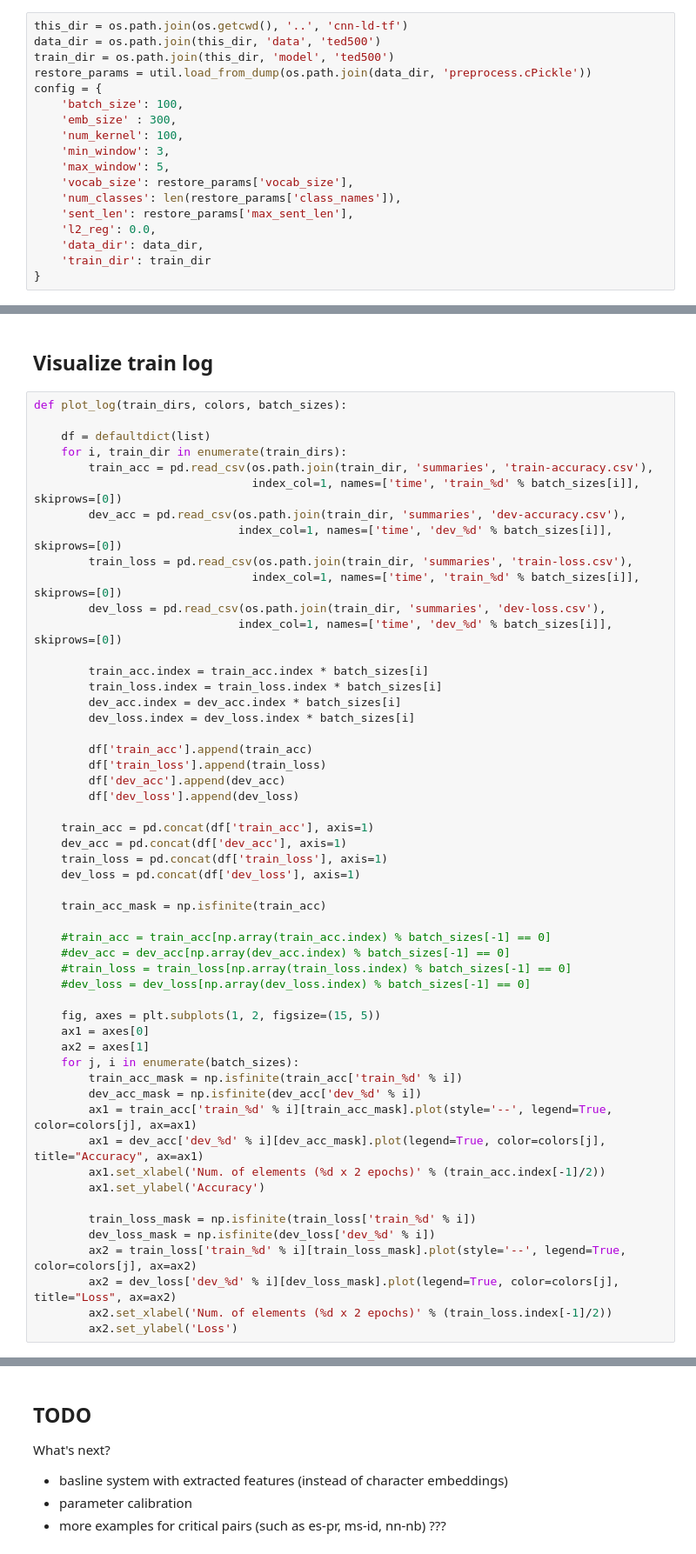
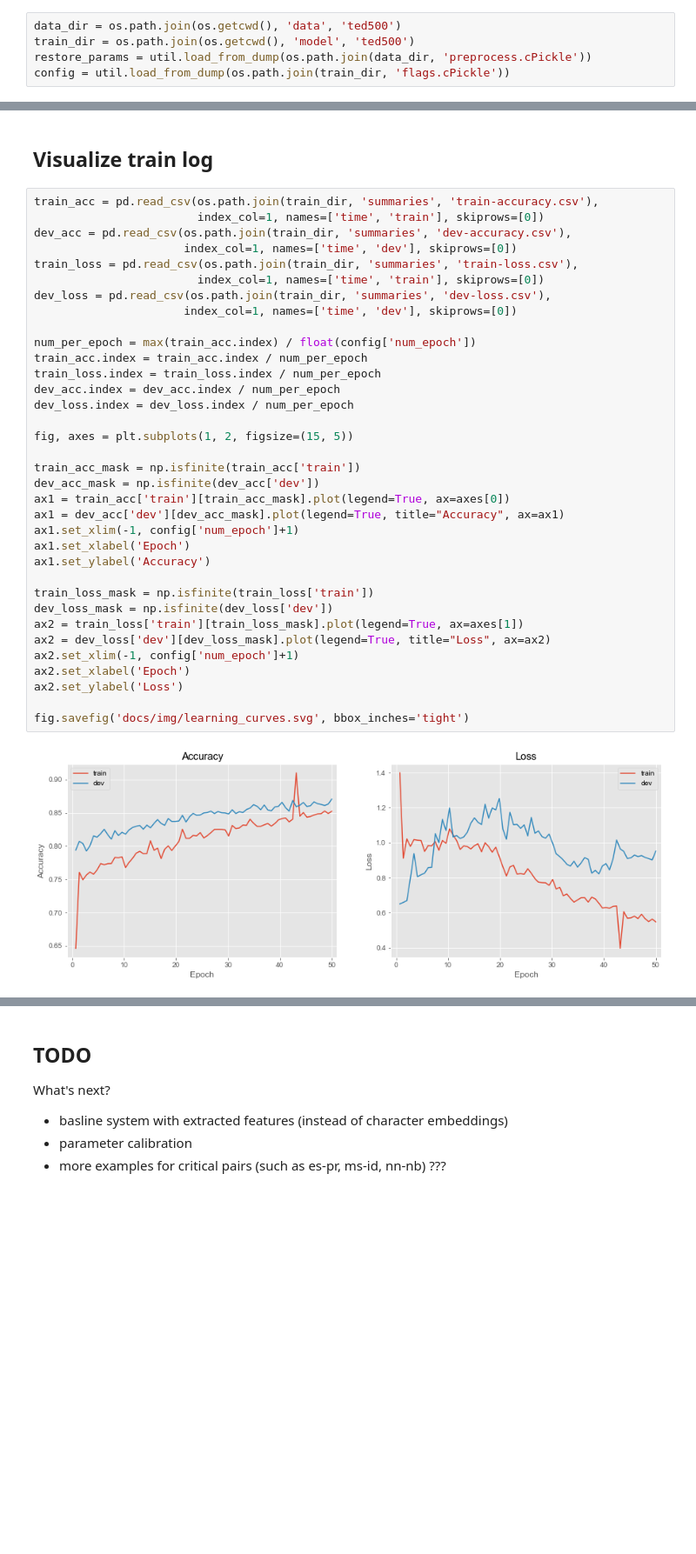
Before and after one commit to may-/cnn-ld-tf, a Jupyter notebook: visualize.ipynb, the cells around one changed output, grey strips where cells are left out. Shown at 87% size. Cells and saved outputs as stored; diff of their text form; blank space fills up the shorter version.

```diff
--- a/visualize.ipynb
+++ b/visualize.ipynb
@@ -21,23 +24,10 @@ plt.style.use('ggplot')
 # %% [markdown]
 Parameters
 # %%
-this_dir = os.path.join(os.getcwd(), '..', 'cnn-ld-tf')
-data_dir = os.path.join(this_dir, 'data', 'ted500')
-train_dir = os.path.join(this_dir, 'model', 'ted500')
+data_dir = os.path.join(os.getcwd(), 'data', 'ted500')
+train_dir = os.path.join(os.getcwd(), 'model', 'ted500')
 restore_params = util.load_from_dump(os.path.join(data_dir, 'preprocess.cPickle'))
-config = {
-    'batch_size': 100,
-    'emb_size' : 300,
-    'num_kernel': 100,
-    'min_window': 3,
-    'max_window': 5,
-    'vocab_size': restore_params['vocab_size'],
-    'num_classes': len(restore_params['class_names']),
-    'sent_len': restore_params['max_sent_len'],
-    'l2_reg': 0.0,
-    'data_dir': data_dir,
-    'train_dir': train_dir
-}
+config = util.load_from_dump(os.path.join(train_dir, 'flags.cPickle'))
 # %% [markdown]
 ## Visualize embeddings
 # %%
@@ -358,55 +281,39 @@ fig.savefig('fp_distribution.svg')
 # %% [markdown]
 ## Visualize train log
 # %%
-def plot_log(train_dirs, colors, batch_sizes):
+train_acc = pd.read_csv(os.path.join(train_dir, 'summaries', 'train-accuracy.csv'),
+                        index_col=1, names=['time', 'train'], skiprows=[0])
+dev_acc = pd.read_csv(os.path.join(train_dir, 'summaries', 'dev-accuracy.csv'),
+                      index_col=1, names=['time', 'dev'], skiprows=[0])
+train_loss = pd.read_csv(os.path.join(train_dir, 'summaries', 'train-loss.csv'),
+                        index_col=1, names=['time', 'train'], skiprows=[0])
+dev_loss = pd.read_csv(os.path.join(train_dir, 'summaries', 'dev-loss.csv'),
+                      index_col=1, names=['time', 'dev'], skiprows=[0])
 
-    df = defaultdict(list)
-    for i, train_dir in enumerate(train_dirs):
-        train_acc = pd.read_csv(os.path.join(train_dir, 'summaries', 'train-accuracy.csv'),
-                                index_col=1, names=['time', 'train_%d' % batch_sizes[i]], skiprows=[0])
-        dev_acc = pd.read_csv(os.path.join(train_dir, 'summaries', 'dev-accuracy.csv'),
-                              index_col=1, names=['time', 'dev_%d' % batch_sizes[i]], skiprows=[0])
-        train_loss = pd.read_csv(os.path.join(train_dir, 'summaries', 'train-loss.csv'),
-                                index_col=1, names=['time', 'train_%d' % batch_sizes[i]], skiprows=[0])
-        dev_loss = pd.read_csv(os.path.join(train_dir, 'summaries', 'dev-loss.csv'),
-                              index_col=1, names=['time', 'dev_%d' % batch_sizes[i]], skiprows=[0])
+num_per_epoch = max(train_acc.index) / float(config['num_epoch'])
+train_acc.index = train_acc.index / num_per_epoch
+train_loss.index = train_loss.index / num_per_epoch
+dev_acc.index = dev_acc.index / num_per_epoch
+dev_loss.index = dev_loss.index / num_per_epoch
 
-        train_acc.index = train_acc.index * batch_sizes[i]
-        train_loss.index = train_loss.index * batch_sizes[i]
-        dev_acc.index = dev_acc.index * batch_sizes[i]
-        dev_loss.index = dev_loss.index * batch_sizes[i]
+fig, axes = plt.subplots(1, 2, figsize=(15, 5))
 
-        df['train_acc'].append(train_acc)
-        df['train_loss'].append(train_loss)
-        df['dev_acc'].append(dev_acc)
-        df['dev_loss'].append(dev_loss)
+train_acc_mask = np.isfinite(train_acc['train'])
+dev_acc_mask = np.isfinite(dev_acc['dev'])
+ax1 = train_acc['train'][train_acc_mask].plot(legend=True, ax=axes[0])
+ax1 = dev_acc['dev'][dev_acc_mask].plot(legend=True, title="Accuracy", ax=ax1)
+ax1.set_xlim(-1, config['num_epoch']+1)
+ax1.set_xlabel('Epoch')
+ax1.set_ylabel('Accuracy')
 
-    train_acc = pd.concat(df['train_acc'], axis=1)
-    dev_acc = pd.concat(df['dev_acc'], axis=1)
-    train_loss = pd.concat(df['train_loss'], axis=1)
-    dev_loss = pd.concat(df['dev_loss'], axis=1)
+train_loss_mask = np.isfinite(train_loss['train'])
+dev_loss_mask = np.isfinite(dev_loss['dev'])
+ax2 = train_loss['train'][train_loss_mask].plot(legend=True, ax=axes[1])
+ax2 = dev_loss['dev'][dev_loss_mask].plot(legend=True, title="Loss", ax=ax2)
+ax2.set_xlim(-1, config['num_epoch']+1)
+ax2.set_xlabel('Epoch')
+ax2.set_ylabel('Loss')
 
-    train_acc_mask = np.isfinite(train_acc)
-
-    #train_acc = train_acc[np.array(train_acc.index) % batch_sizes[-1] == 0]
-    #dev_acc = dev_acc[np.array(dev_acc.index) % batch_sizes[-1] == 0]
-    #train_loss = train_loss[np.array(train_loss.index) % batch_sizes[-1] == 0]
-    #dev_loss = dev_loss[np.array(dev_loss.index) % batch_sizes[-1] == 0]
-
-    fig, axes = plt.subplots(1, 2, figsize=(15, 5))
-    ax1 = axes[0]
-    ax2 = axes[1]
-    for j, i in enumerate(batch_sizes):
-        train_acc_mask = np.isfinite(train_acc['train_%d' % i])
-        dev_acc_mask = np.isfinite(dev_acc['dev_%d' % i])
-        ax1 = train_acc['train_%d' % i][train_acc_mask].plot(style='--', legend=True, color=colors[j], ax=ax1)
-        ax1 = dev_acc['dev_%d' % i][dev_acc_mask].plot(legend=True, color=colors[j], title="Accuracy", ax=ax1)
-        ax1.set_xlabel('Num. of elements (%d x 2 epochs)' % (train_acc.index[-1]/2))
-        ax1.set_ylabel('Accuracy')
-
-        train_loss_mask = np.isfinite(train_loss['train_%d' % i])
-        dev_loss_mask = np.isfinite(dev_loss['dev_%d' % i])
-        ax2 = train_loss['train_%d' % i][train_loss_mask].plot(style='--', legend=True, color=colors[j], ax=ax2)
-        ax2 = dev_loss['dev_%d' % i][dev_loss_mask].plot(legend=True, color=colors[j], title="Loss", ax=ax2)
-        ax2.set_xlabel('Num. of elements (%d x 2 epochs)' % (train_loss.index[-1]/2))
-        ax2.set_ylabel('Loss')
+fig.savefig('docs/img/learning_curves.svg', bbox_inches='tight')
+# %% [output]
+[figure, added]
```
Also changed, not shown: parts of 22 cells of this notebook, 41 other files.
